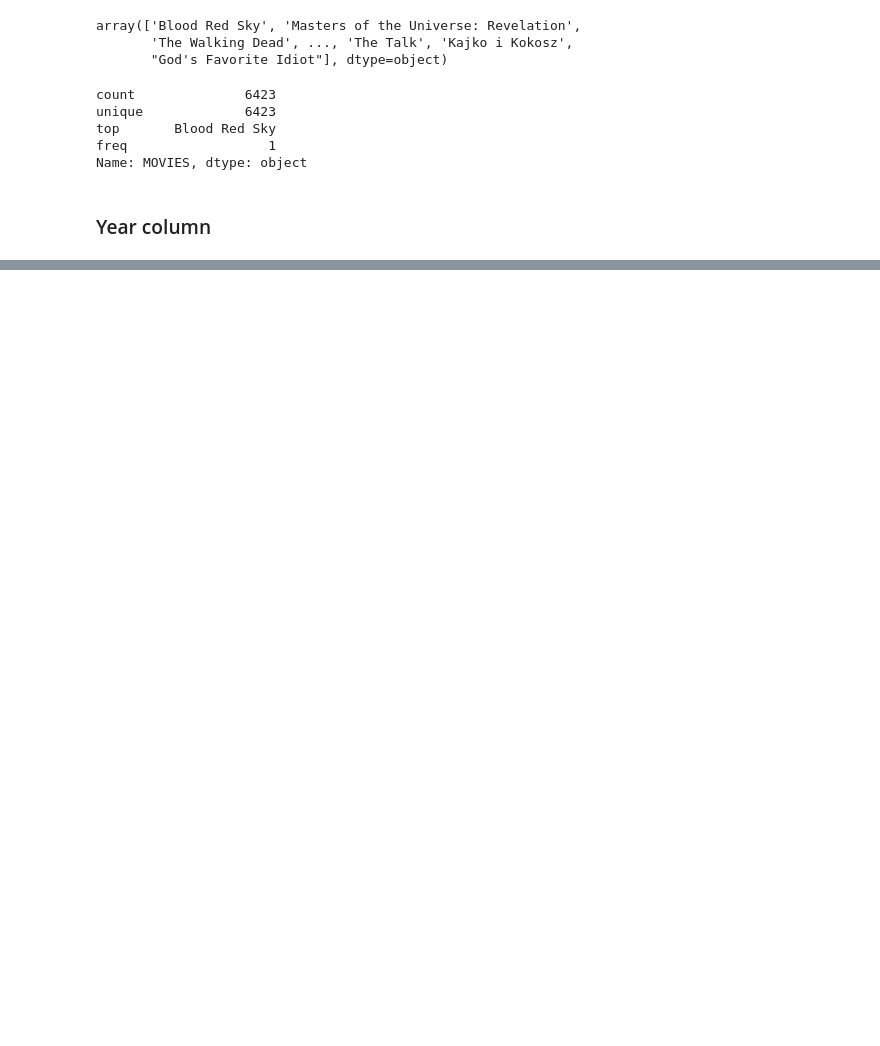
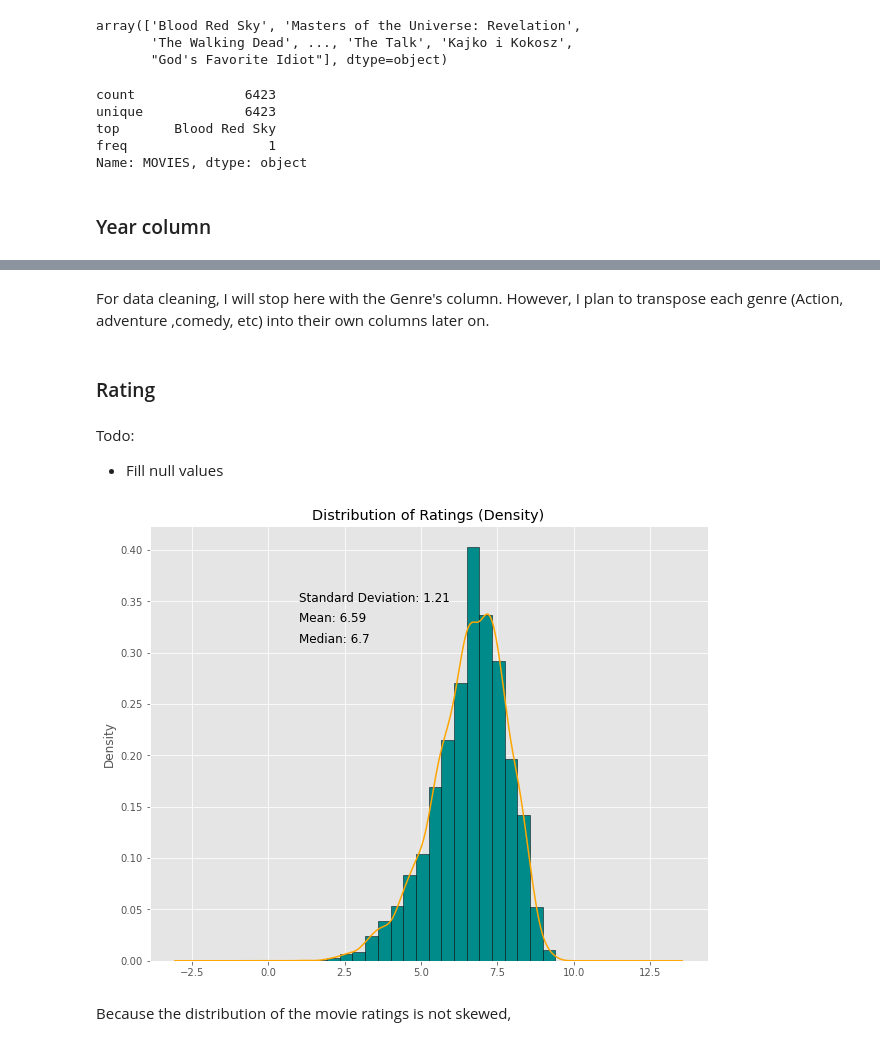
Before and after one commit to ssim3/MoviesEDA, a Jupyter notebook: Untitled.ipynb, the cells around one changed output, grey strips where cells are left out. Saved outputs shown, nothing was run; the diff lists cells and outputs as text; code cells hidden in the pictures; blank space fills up the shorter version.

Commit message:
Rating column
Filled null values in Rating column

```diff
--- a/Untitled.ipynb
+++ b/Untitled.ipynb
@@ -133,0 +108,4 @@ Name: YEAR, Length: 6423, dtype: object
+# %%
+movies.YEAR = movies.YEAR.str.strip(")").str.strip("(")
+
+movies.YEAR.unique()
@@ -133,0 +130,9 @@ Name: YEAR, Length: 6423, dtype: object
+# %%
+def clean_movies(series):
+    if series == series:
+        if len(series.split(") (")) > 1:
+            return series.split(") (")[-1]
+        else:
+            return series
+    else:
+        return series
@@ -133,0 +145,10 @@ Name: YEAR, Length: 6423, dtype: object
+# %%
+movies.YEAR = movies.YEAR.apply(clean_movies).str[:4]
+
+for index, row in movies.iterrows():
+    if (row["YEAR"] != row["YEAR"] or row["YEAR"].isdigit() == False):
+        movies.drop(index, inplace=True)
+
+movies.YEAR = movies.YEAR.astype("int")
+
+movies.YEAR.unique()
@@ -133,0 +192,2 @@ Name: YEAR, Length: 6423, dtype: object
+# %%
+movies.GENRE = movies.GENRE.str.strip(" ").str.strip("\n")
@@ -133,0 +214,21 @@ Name: YEAR, Length: 6423, dtype: object
+# %% [markdown]
+For data cleaning, I will stop here with the Genre's column. However, I plan to transpose each genre (Action, adventure ,comedy, etc) into their own columns later on.
+# %% [markdown]
+### Rating
+# %% [markdown]
+Todo:
+- Fill null values
+# %%
+fig, ax = plt.subplots(figsize=(10, 8))
+ax = movies.RATING.plot.hist(density=True, color="darkcyan", bins=20, edgecolor="black")
+ax = movies.RATING.plot.kde(c="orange")
+
+ax.annotate(f"Median: {round(movies.RATING.median(), 2)}", xy=(1, 0.31), fontsize=12)
+ax.annotate(f"Mean: {round(movies.RATING.mean(), 2)}", xy=(1, 0.33), fontsize=12)
+ax.annotate(f"Standard Deviation: {round(movies.RATING.std(), 2)}", xy=(1, 0.35), fontsize=12)
+
+ax.set_title("Distribution of Ratings (Density)")
+
+plt.show()
+# %% [output]
+[figure, added]
@@ -133,0 +237,2 @@ Name: YEAR, Length: 6423, dtype: object
+# %% [markdown]
+Because the distribution of the movie ratings is not skewed,
```
Also changed, not shown: parts of 21 cells of this notebook.
